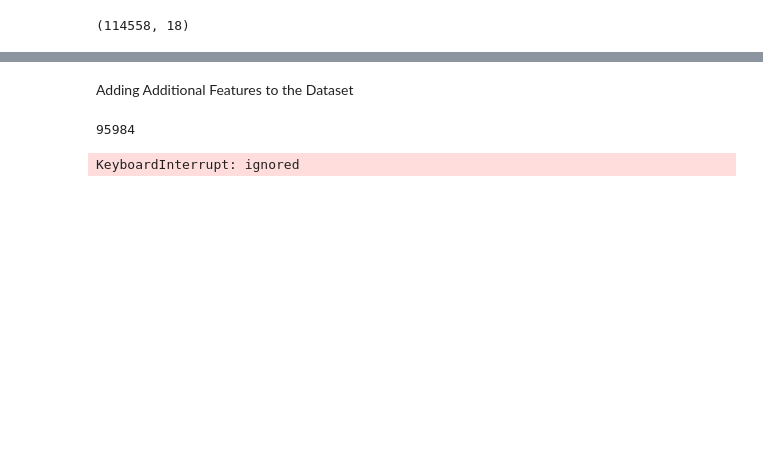
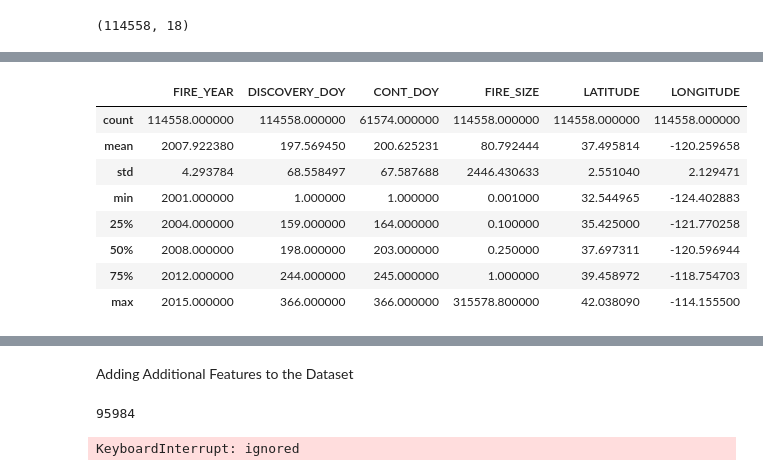
Before and after one commit to mnocerino23/Wildfire-Forecaster, a Jupyter notebook: wildfires.ipynb, the cells around one changed output, grey strips where cells are left out. Cells and saved outputs as stored; diff of their text form; code cells hidden in the pictures; blank space fills up the shorter version.

```diff
--- a/wildfires.ipynb
+++ b/wildfires.ipynb
@@ -53,0 +55,18 @@ memory usage: 14.9+ MB
+# %%
+#Take not of a few things here:
+#The average wildfire size in this dataset is 81 acres, most fires last around 2.5 days
+#Another takeaway: this database only contains fires from 2001 - 2015. We will join it
+#with a second dataset that has fires from 2013-2020 also from Kaggle
+#(https://www.kaggle.com/datasets/ananthu017/california-wildfire-incidents-20132020)
+
+wildfires.describe()
+# %% [output]
+|  | FIRE_YEAR | DISCOVERY_DOY | CONT_DOY | FIRE_SIZE | LATITUDE | LONGITUDE |
+| count | 114558.000000 | 114558.000000 | 61574.000000 | 114558.000000 | 114558.000000 | 114558.000000 |
+| mean | 2007.922380 | 197.569450 | 200.625231 | 80.792444 | 37.495814 | -120.259658 |
+| std | 4.293784 | 68.558497 | 67.587688 | 2446.430633 | 2.551040 | 2.129471 |
+| min | 2001.000000 | 1.000000 | 1.000000 | 0.001000 | 32.544965 | -124.402883 |
+| 25% | 2004.000000 | 159.000000 | 164.000000 | 0.100000 | 35.425000 | -121.770258 |
+| 50% | 2008.000000 | 198.000000 | 203.000000 | 0.250000 | 37.697311 | -120.596944 |
+| 75% | 2012.000000 | 244.000000 | 245.000000 | 1.000000 | 39.458972 | -118.754703 |
+| max | 2015.000000 | 366.000000 | 366.000000 | 315578.800000 | 42.038090 | -114.155500 |
```
Also changed, not shown: parts of 10 cells of this notebook.
